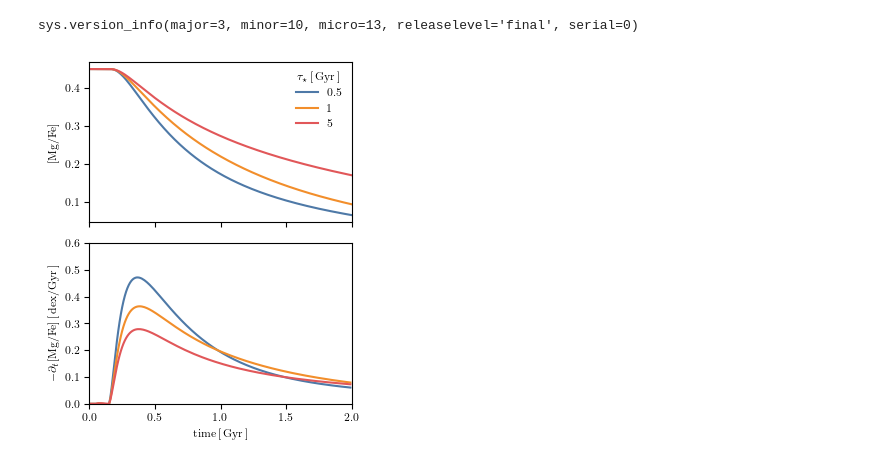
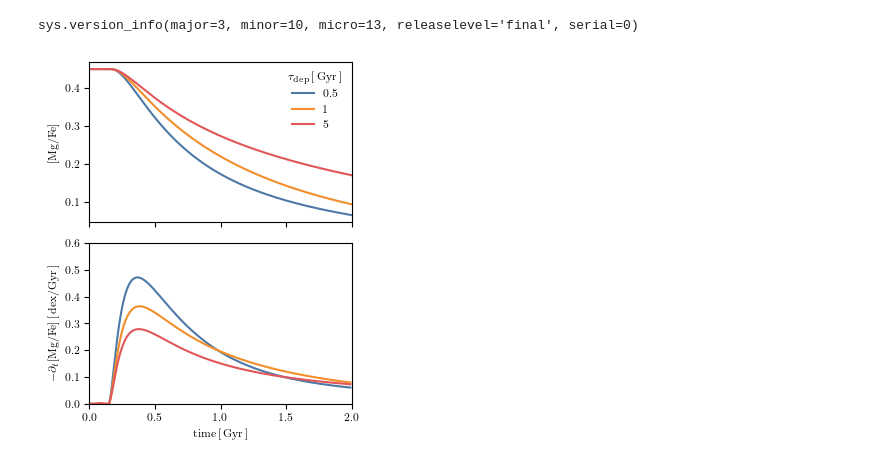
Before and after one commit to gusbeane/Mgdec, a Jupyter notebook: plots/vice/sfe-timescale-models.ipynb, the cells around one changed output. Cells and saved outputs as stored; diff of their text form; code cells hidden in the pictures.

```diff
--- a/plots/vice/sfe-timescale-models.ipynb
+++ b/plots/vice/sfe-timescale-models.ipynb
@@ -64,32 +64,32 @@ for i in range(len(SFE_TIMESCALES)):
         sz.Mg0 = 0 # zero gas supply at time t = 0
         sz.tau_star = SFE_TIMESCALES[i] # the timescale we're varying, Mgas / SFR
         sz.eta = 2 # the mass loading factor (outflow rate / SFR)
         sz.dt = TIMESTEP_SIZE
         out = sz.run(np.arange(0, ENDTIME+TIMESTEP_SIZE, sz.dt), overwrite = True, capture = True)
     kwargs = {
         "c": tb_c[i],
         "label": r"$%g$" % (SFE_TIMESCALES[i])
     }
     dmgfe_dt = [(a - b) / TIMESTEP_SIZE for a, b in zip(
         out.history["[mg/fe]"][:-1], out.history["[mg/fe]"][1:])]
     ax1.plot(out.history["time"], out.history["[mg/fe]"], **kwargs)
     ax2.plot(out.history["time"][:-1], dmgfe_dt, **kwargs)
 
 # kwargs = {
     # "loc": 1,
     # "handlelength": 0,
     # "frameon": False,
     # "fontsize": FONTSIZE
 # }
 # leg = ax1.legend(**kwargs)
 # for i in range(len(COLORS)):
     # leg.get_texts()[i].set_color(COLORS[i])
     # leg.legend_handles[i].set_visible(False)
-ax1.legend(title=r'$\tau_\star\,[\,\textrm{Gyr}\,]$', frameon=False)
+ax1.legend(title=r'$\tau_{\textrm{dep}}\,[\,\textrm{Gyr}\,]$', frameon=False)
 
 plt.tight_layout()
 # plt.subplots_adjust(hspace = 0)
 plt.savefig("mgfe_vice.pdf")
 plt.show()
 # %% [output]
-[figure, old version]
+[figure, new version]
```
Also changed, not shown: 1 other file.
